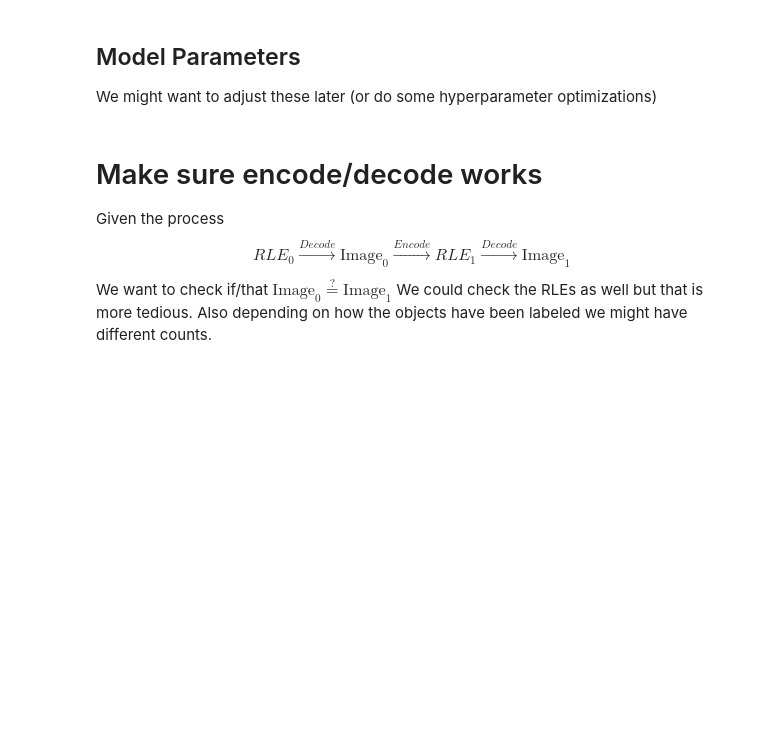
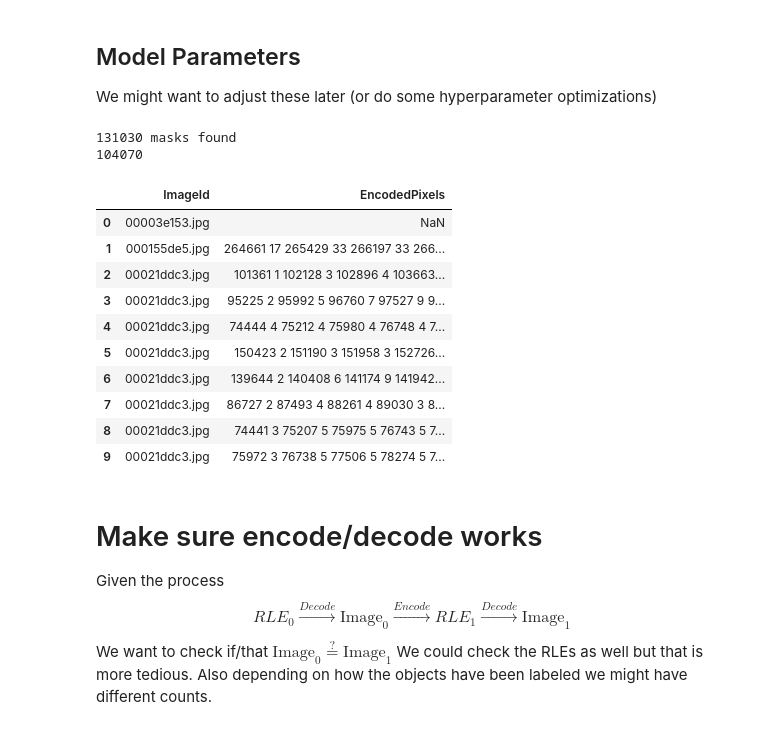
Before and after one commit to mozzhorin/ML-PR18, a Jupyter notebook: baseline-u-net-model-part-1.ipynb, the cells around one changed output. Cells and saved outputs as stored; diff of their text form; code cells hidden in the pictures; blank space fills up the shorter version.

Commit message:
Upgraded data preprocessing, maded a simple classifier.

```diff
--- a/baseline-u-net-model-part-1.ipynb
+++ b/baseline-u-net-model-part-1.ipynb
@@ -20,19 +20,20 @@ MAX_TRAIN_STEPS = 150
 AUGMENT_BRIGHTNESS = False
 # %%
 import os
-import numpy as np # linear algebra
-import pandas as pd # data processing, CSV file I/O (e.g. pd.read_csv)
+import numpy as np
+import pandas as pd
 from skimage.io import imread
 import matplotlib.pyplot as plt
 from skimage.segmentation import mark_boundaries
 from skimage.util.montage import montage2d as montage
 montage_rgb = lambda x: np.stack([montage(x[:, :, :, i]) for i in range(x.shape[3])], -1)
-ship_dir = '../input'
+ship_dir = '~/Downloads/airbus'
 train_image_dir = os.path.join(ship_dir, 'train')
 test_image_dir = os.path.join(ship_dir, 'test')
 import gc; gc.enable() # memory is tight
 
 from skimage.morphology import label
+
 def multi_rle_encode(img):
     labels = label(img[:, :, 0])
     return [rle_encode(labels==k) for k in np.unique(labels[labels>0])]
@@ -73,11 +74,24 @@ def masks_as_image(in_mask_list):
             all_masks += rle_decode(mask)
     return np.expand_dims(all_masks, -1)
 # %%
-masks = pd.read_csv(os.path.join('../input/',
-                                 'train_ship_segmentations.csv'))
+masks = pd.read_csv(os.path.join(ship_dir, 'train_ship_segmentations.csv'))
 print(masks.shape[0], 'masks found')
 print(masks['ImageId'].value_counts().shape[0])
-masks.head()
+masks.head(10)
+# %% [output]
+131030 masks found
+104070
+|  | ImageId | EncodedPixels |
+| 0 | 00003e153.jpg | NaN |
+| 1 | 000155de5.jpg | 264661 17 265429 33 266197 33 266... |
+| 2 | 00021ddc3.jpg | 101361 1 102128 3 102896 4 103663... |
+| 3 | 00021ddc3.jpg | 95225 2 95992 5 96760 7 97527 9 9... |
+| 4 | 00021ddc3.jpg | 74444 4 75212 4 75980 4 76748 4 7... |
+| 5 | 00021ddc3.jpg | 150423 2 151190 3 151958 3 152726... |
+| 6 | 00021ddc3.jpg | 139644 2 140408 6 141174 9 141942... |
+| 7 | 00021ddc3.jpg | 86727 2 87493 4 88261 4 89030 3 8... |
+| 8 | 00021ddc3.jpg | 74441 3 75207 5 75975 5 76743 5 7... |
+| 9 | 00021ddc3.jpg | 75972 3 76738 5 77506 5 78274 5 7... |
 # %% [markdown]
 # Make sure encode/decode works
 Given the process
```
Also changed, not shown: parts of 1 cell of this notebook, 4 other files.
